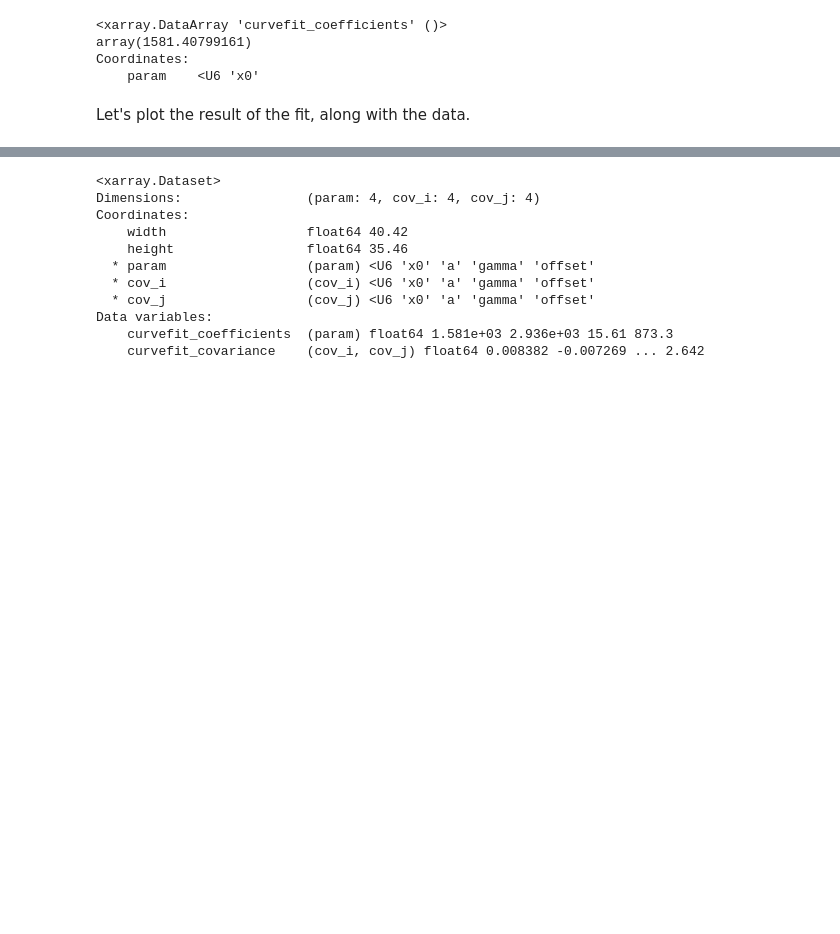
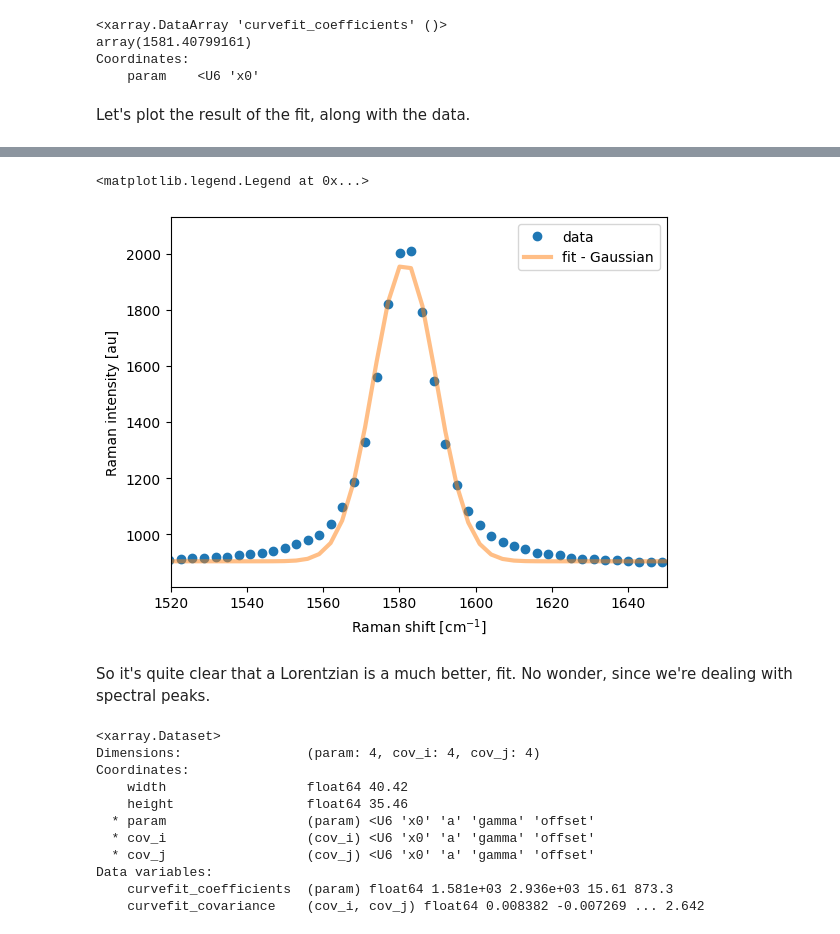
Before and after one commit to zrbyte/ramantools, a Jupyter notebook: ramantools tutorial.ipynb, the cells around one changed output, grey strips where cells are left out. Drawn from its saved outputs; the diff is of its cells as text; code cells hidden in the pictures; blank space fills up the shorter version.

```diff
--- a/ramantools tutorial.ipynb
+++ b/ramantools tutorial.ipynb
@@ -462,3 +464,25 @@ pl.legend()
+# %%
+ssfit2 = single_s.ssxr.curvefit(
+    'ramanshift', rt.gaussian,
+    p0 = {
+        'x0': 1582,
+        'ampl': 100,
+        'width': 15,
+        'offset': 0
+    },
+    bounds = {'width': [0, 100]}
+)
+# %%
+shift = single_s.ssxr.ramanshift
+single_s.ssxr.plot(marker = 'o', lw = 0, label = 'data')
+pl.plot(shift, rt.gaussian(shift, *ssfit2['curvefit_coefficients'].data), lw = 3, alpha = 0.5, label = 'fit - Gaussian')
+pl.xlim([1520, 1650])
+pl.legend()
+# %% [output]
+<matplotlib.legend.Legend at 0x...>
+[figure, added]
+# %% [markdown]
+So it's quite clear that a Lorentzian is a much better, fit. No wonder, since we're dealing with spectral peaks.
 # %%
 gpeak =  new_m.mapxr.sel(ramanshift = slice(1530, 1620)).sel(width = 40, height = 35, method = 'nearest')
 # %%
```
Also changed, not shown: parts of 2 cells of this notebook, 6 other files.
